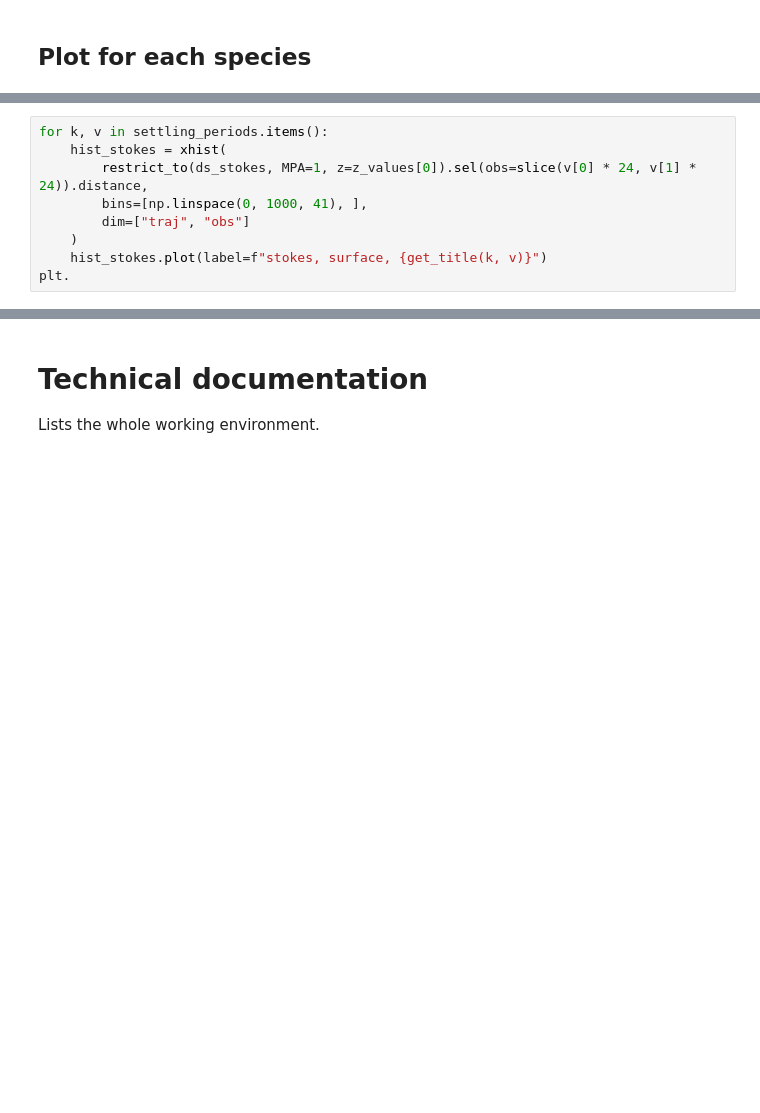
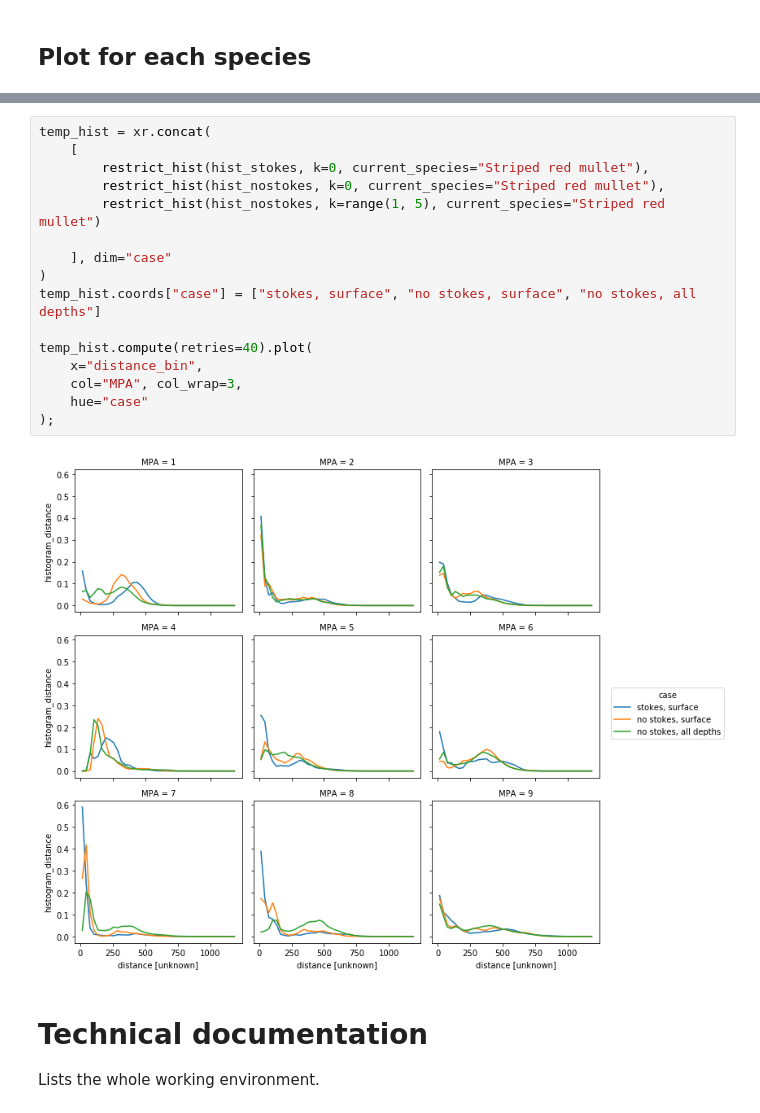
Before and after one commit to willirath/medseaconnectivity, a Jupyter notebook: notebooks/03_Distance_travelled_with_settling_period.ipynb, the cells around one changed output, grey strips where cells are left out. Cells and saved outputs as stored; diff of their text form; blank space fills up the shorter version.

```diff
--- a/notebooks/03_Distance_travelled_with_settling_period.ipynb
+++ b/notebooks/03_Distance_travelled_with_settling_period.ipynb
@@ -372,9 +349,0 @@ for k, v in settling_periods.items():
-# %%
-for k, v in settling_periods.items():
-    hist_stokes = xhist(
-        restrict_to(ds_stokes, MPA=1, z=z_values[0]).sel(obs=slice(v[0] * 24, v[1] * 24)).distance,
-        bins=[np.linspace(0, 1000, 41), ],
-        dim=["traj", "obs"]
-    )
-    hist_stokes.plot(label=f"stokes, surface, {get_title(k, v)}")
-plt.
@@ -381,3 +370,21 @@ plt.
+# %%
+temp_hist = xr.concat(
+    [
+        restrict_hist(hist_stokes, k=0, current_species="Striped red mullet"),
+        restrict_hist(hist_nostokes, k=0, current_species="Striped red mullet"),
+        restrict_hist(hist_nostokes, k=range(1, 5), current_species="Striped red mullet")
+
+    ], dim="case"
+)
+temp_hist.coords["case"] = ["stokes, surface", "no stokes, surface", "no stokes, all depths"]
+
+temp_hist.compute(retries=40).plot(
+    x="distance_bin",
+    col="MPA", col_wrap=3,
+    hue="case"
+);
+# %% [output]
+[figure, added]
 # %% [markdown]
 # Technical documentation
 
```
Also changed, not shown: parts of 10 cells of this notebook.
